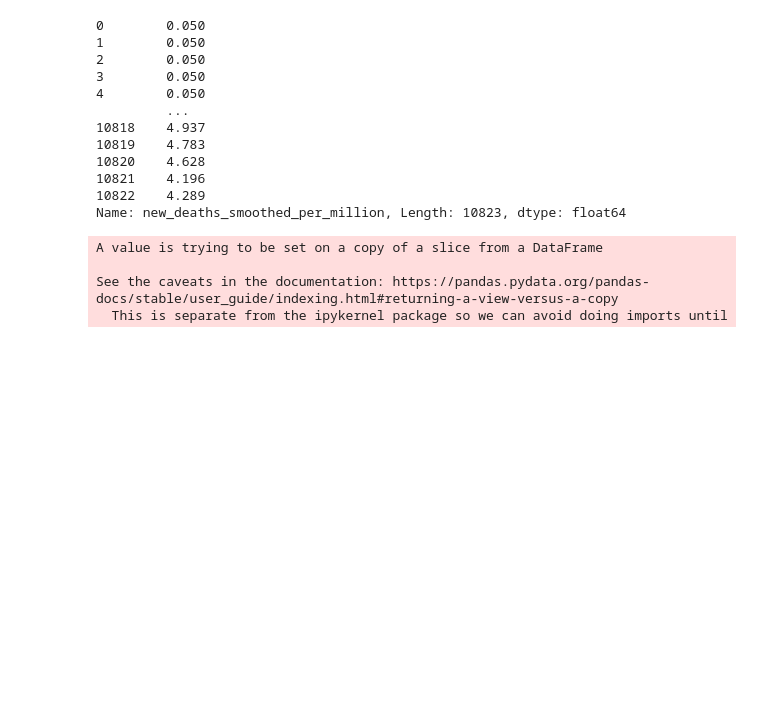
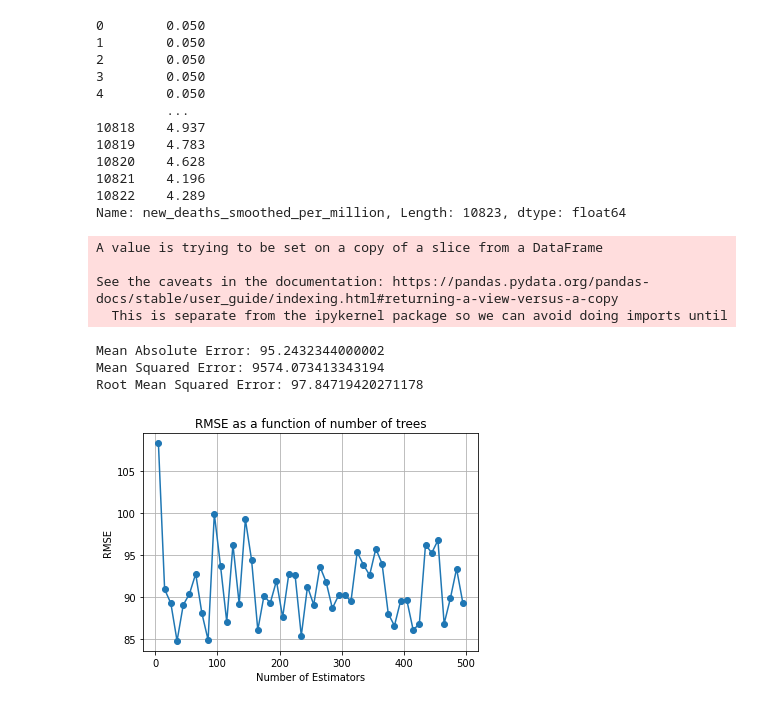
Before and after one commit to layjain/BRD-21, a Jupyter notebook: Shinjini - Random Forest.ipynb, the cells around one changed output. Drawn from its saved outputs; the diff is of its cells as text; code cells hidden in the pictures; blank space fills up the shorter version.

Commit message:
rmse vs est

```diff
--- a/Shinjini - Random Forest.ipynb
+++ b/Shinjini - Random Forest.ipynb
@@ -130,3 +131,33 @@ X_train, X_test, y_train, y_test = train_test_split(data_X, data_Y, test_size=0.
 clf=RandomForestRegressor(n_estimators=100)
 clf.fit(X_train,y_train)
 y_pred=clf.predict(X_test)
+# %%
+print('Mean Absolute Error:', metrics.mean_absolute_error(y_test, y_pred))
+print('Mean Squared Error:', metrics.mean_squared_error(y_test, y_pred))
+print('Root Mean Squared Error:', np.sqrt(metrics.mean_squared_error(y_test, y_pred)))
+# %% [output]
+Mean Absolute Error: 95.2432344000002
+Mean Squared Error: 9574.073413343194
+Root Mean Squared Error: 97.84719420271178
+# %%
+estimators_to_rmse = {}
+# estimators = [5, 10, 20, 50, 100, 150, 200, 260, 275, 300, 400, 500]
+estimators = list(range(5, 500, 10))
+for n_est in estimators:
+    clf=RandomForestRegressor(n_estimators=n_est)
+    clf.fit(X_train,y_train)
+    y_pred=clf.predict(X_test)
+    rmse = np.sqrt(metrics.mean_squared_error(y_test, y_pred))
+    estimators_to_rmse[n_est] = rmse
+# %%
+fig, ax = plt.subplots()
+
+ax.plot(estimators, [estimators_to_rmse[e] for e in estimators], marker='o')
+ax.set(xlabel='Number of Estimators', ylabel='RMSE',
+       title='RMSE as a function of number of trees')
+ax.grid()
+
+fig.savefig("n_est_vs_rmse.png")
+plt.show()
+# %% [output]
+[figure, added]
```
Also changed, not shown: parts of 1 cell of this notebook.
